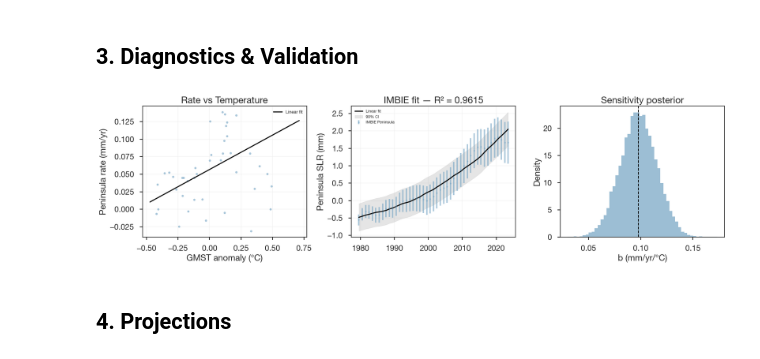
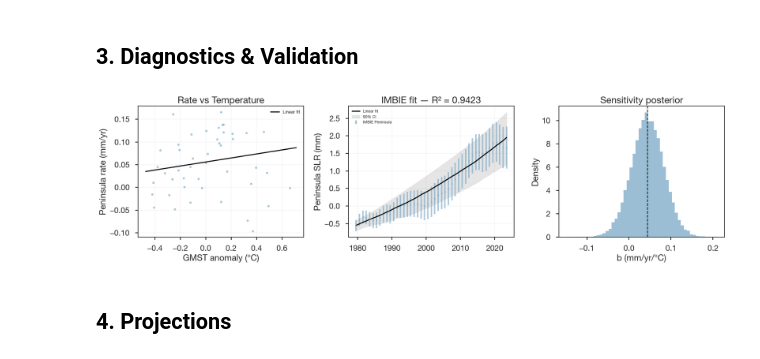
Before and after one commit to bminchew/GMSLR_forecast_v1, a Jupyter notebook: slr_forecast/notebooks/component_apeninsula.ipynb, the cells around one changed output. Drawn from its saved outputs; the diff is of its cells as text; code cells hidden in the pictures.

```diff
--- a/slr_forecast/notebooks/component_apeninsula.ipynb
+++ b/slr_forecast/notebooks/component_apeninsula.ipynb
@@ -211,20 +403,18 @@ Quadratic: a = 0.0180 mm/yr/°C², R² = 0.9615
 # %%
-if REFIT:
+if REFIT and FIT_SPACE == 'level':
     # Correlation-aware standard errors (does not refit; see
-    # component_levelspace_robust_se.py). The published likelihood treats
-    # each cumulative observation as independent, but adjacent points in
-    # a cumulative record share nearly all of their accumulated error --
-    # the same issue documented for the Greenland discharge fit
-    # (component_greenland_robust_se.py). This recomputes the (b, c)
-    # interval with that correlation structure included.
+    # component_levelspace_robust_se.py). Only needed for the naive
+    # 'level' path -- 'level_correlated' already builds the true
+    # correlated covariance directly into its MCMC likelihood
+    # (chi2/dof = 0.99), so its raw posterior needs no further correction.
     from component_levelspace_robust_se import robust_level_intervals
 
     robust_apeninsula = robust_level_intervals(
         pen_year, pen_rebase, pen_sigma, design_pen['I1_obs'], design_pen['I0_obs'],
-        prior_scale_b=prior_kw['prior_scale_b'],
-        prior_c_mean=prior_kw['prior_c_mean'],
-        prior_c_sigma=prior_kw['prior_c_sigma'],
-        prior_H0_sigma=prior_kw['prior_H0_sigma'],
+        prior_scale_b=PRIOR_SCALE_B_LEGACY,
+        prior_c_mean=0.0003, prior_c_sigma=0.001, prior_H0_sigma=0.005,
         baseline_year=BASELINE_YEAR,
         posterior_samples=result_lin.posterior_samples, conf=0.90,
     )
+elif REFIT:
+    robust_apeninsula = None
@@ -247,11 +426,17 @@ if REFIT:
 
     # Panel A: Rate vs T
     ax = axes[0]
-    rates = compute_component_rates(pen_year, pen_rebase, window=2) * M_TO_MM
-    yr_int = np.floor(temp_time_monthly).astype(int)
-    T_ann = np.array([temp_monthly[yr_int == y].mean() for y in np.unique(yr_int)])
-    T_ann_years = np.unique(yr_int) + 0.5
-    T_at_pen = np.interp(pen_year, T_ann_years, T_ann)
+    if FIT_SPACE == 'level_correlated':
+        # Native annual IMBIE-3 rate and its reported sigma -- what
+        # actually enters the level_correlated likelihood (via the
+        # cumulative sum), analogous to glaciers' rate-vs-T panel.
+        T_at_pen, rates = T_pen_r, pen_rate_ann * M_TO_MM
+    else:
+        rates = compute_component_rates(pen_year, pen_rebase, window=2) * M_TO_MM
+        yr_int = np.floor(temp_time_monthly).astype(int)
+        T_ann = np.array([temp_monthly[yr_int == y].mean() for y in np.unique(yr_int)])
+        T_ann_years = np.unique(yr_int) + 0.5
+        T_at_pen = np.interp(pen_year, T_ann_years, T_ann)
     valid = np.isfinite(rates)
     ax.scatter(T_at_pen[valid], rates[valid], s=15, alpha=0.6, color=COMP_COLORS['Peninsula'])
     T_grid = np.linspace(T_at_pen.min()-0.05, T_at_pen.max()+0.05, 100)
@@ -261,46 +446,61 @@ if REFIT:
     ax.set_title('Rate vs Temperature')
     ax.legend(fontsize=9)
     ax.grid(True, alpha=0.2)
 
     # Panel B: IMBIE fit
-    # 90% CI band uses the correlation-aware covariance (robust_apeninsula,
-    # computed above) rather than the raw MCMC posterior spread, which
-    # treats each point of this cumulative record as independent and
-    # understates the interval (see component_levelspace_robust_se.py).
-    # Central curve (posterior median) is unchanged.
     ax = axes[1]
-    from component_analysis import model_ensemble_draws
-    from component_levelspace_robust_se import robust_curve_band
-    H_ens = model_ensemble_draws(result_lin, np.zeros_like(design_pen['I2_obs']),
-                                  design_pen['I1_obs'], design_pen['I0_obs'])
-    _, p50, _ = np.percentile(H_ens * M_TO_MM, [5, 50, 95], axis=0)
-    _, p5, p95 = robust_curve_band(robust_apeninsula, design_pen['I1_obs'], design_pen['I0_obs'])
-    p5, p95 = p5 * M_TO_MM, p95 * M_TO_MM
+    if FIT_SPACE == 'level_correlated':
+        # Annual-resolution design matching how the model was actually
+        # fit (cumsum of calendar-year-mean T, anchored at the record's
+        # first point) -- both median AND 90% band come directly from
+        # the same posterior ensemble: chi2/dof ~ 1.0 means the raw
+        # posterior spread is already correct, unlike the naive 'level'
+        # path below, which needs the robust_curve_band correction.
+        _dt_ann = np.ones(n)
+        _I1_ann = np.cumsum(T_pen_r * _dt_ann)
+        _I0_ann = np.cumsum(_dt_ann)
+        _H_ens = (result_lin.posterior_samples[:, 1:2] * _I1_ann[None, :]
+                  + result_lin.posterior_samples[:, 2:3] * _I0_ann[None, :]
+                  + result_lin.H0_posterior[:, None])
+        p5, p50, p95 = np.percentile(_H_ens * M_TO_MM, [5, 50, 95], axis=0)
+    else:
+        # 90% CI band uses the correlation-aware covariance (robust_apeninsula,
+        # computed above) rather than the raw MCMC posterior spread, which
+        # treats each point of this cumulative record as independent and
+        # understates the interval (see component_levelspace_robust_se.py).
+        # Central curve (posterior median) is unchanged.
+        from component_analysis import model_ensemble_draws
+        from component_levelspace_robust_se import robust_curve_band
+        H_ens = model_ensemble_draws(result_lin, np.zeros_like(design_pen['I2_obs']),
+                                      design_pen['I1_obs'], design_pen['I0_obs'])
+        _, p50, _ = np.percentile(H_ens * M_TO_MM, [5, 50, 95], axis=0)
+        _, p5, p95 = robust_curve_band(robust_apeninsula, design_pen['I1_obs'], design_pen['I0_obs'])
+        p5, p95 = p5 * M_TO_MM, p95 * M_TO_MM
     ax.errorbar(pen_year, pen_rebase*M_TO_MM, yerr=2*pen_sigma*M_TO_MM,
                 fmt='o', ms=3, color=COMP_COLORS['Peninsula'], alpha=0.6, label='IMBIE Peninsula')
     ax.plot(pen_year, p50, 'k-', lw=2, label='Linear fit')
     ax.fill_between(pen_year, p5, p95, color='gray', alpha=0.2, label='90% CI')
     ax.set_ylabel('Peninsula SLR (mm)')
     ax.set_title(f'IMBIE fit — R² = {r2_lin:.4f}')
     ax.legend(fontsize=8)
     ax.grid(True, alpha=0.2)
 
     # Panel C: Posteriors
     ax = axes[2]
     ax.hist(result_lin.posterior_samples[:, 1]*M_TO_MM, bins=50, density=True,
             alpha=0.7, color=COMP_COLORS['Peninsula'])
     ax.axvline(b_med, color='k', ls='--', lw=1.5)
     ax.set_xlabel('b (mm/yr/°C)')
     ax.set_ylabel('Density')
     ax.set_title('Sensitivity posterior')
 
     plt.tight_layout()
     plt.savefig(f'{FIG_DIR}/component_apeninsula_diagnostics.png', dpi=150, bbox_inches='tight')
     plt.show()
 else:
     print('REFIT=False — skipping (loaded from HDF5)')
 # %% [output]
-[figure, old version]
+[figure, new version]
 # %% [markdown]
 ## 4. Projections
 # %%
```
Also changed, not shown: parts of 12 cells of this notebook, 19 other files.
